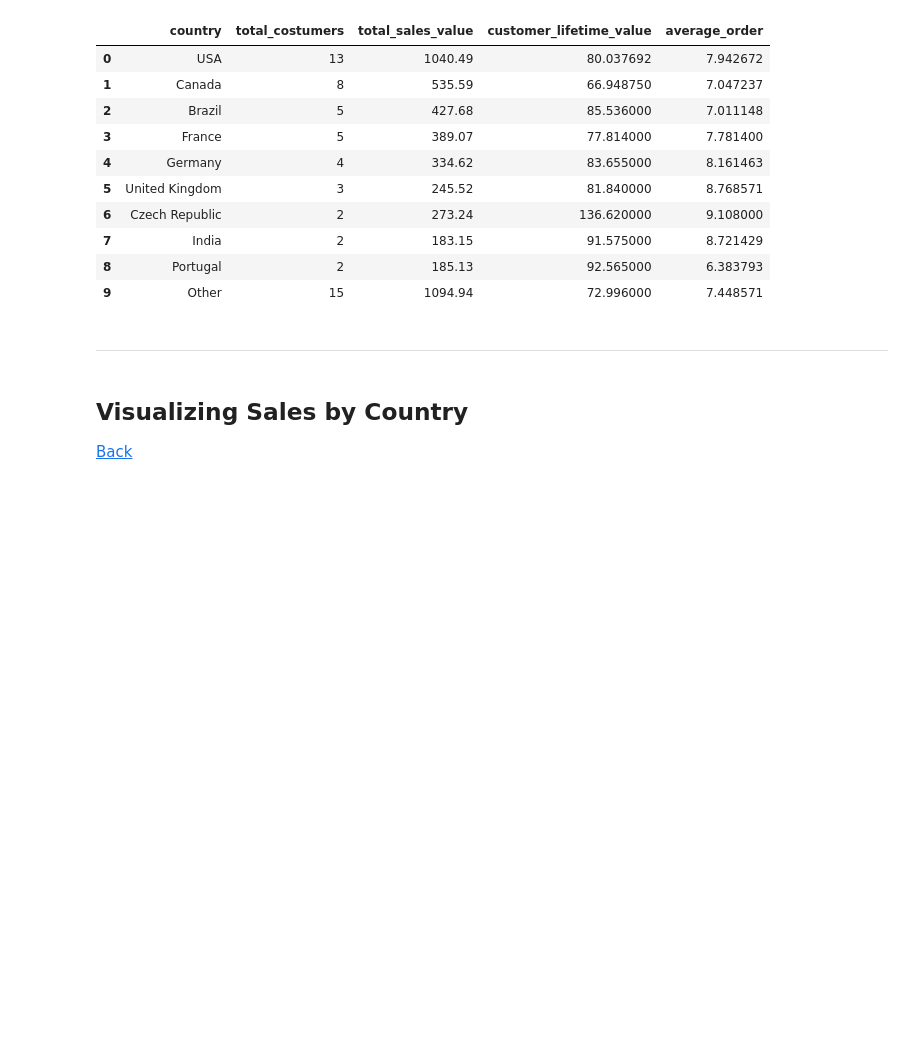
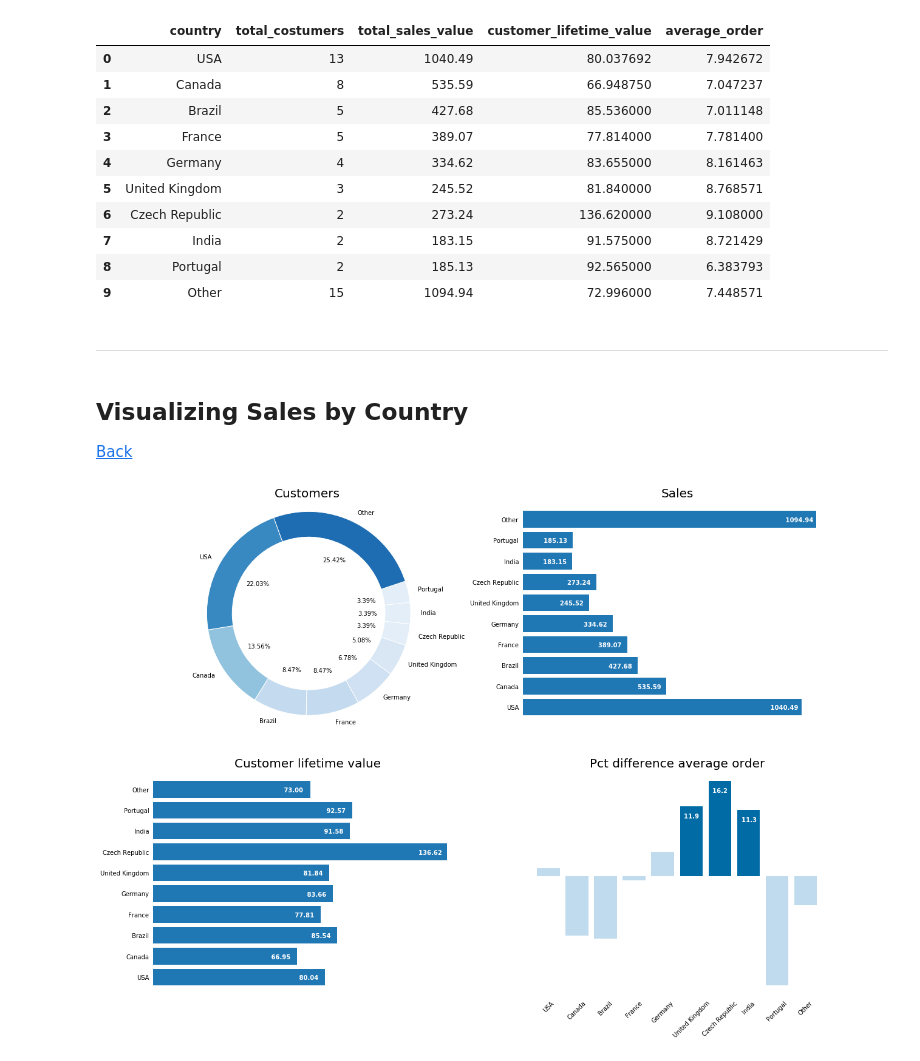
Before and after one commit to lucabro81/dataquest-projects, a Jupyter notebook: 10_answering_business_questions_using_sql/answering_business_questions_using_sql.ipynb, the cells around one changed output. Saved outputs shown, nothing was run; the diff lists cells and outputs as text; code cells hidden in the pictures; blank space fills up the shorter version.

Commit message:
added plot to visualize sales by country

```diff
--- a/10_answering_business_questions_using_sql/answering_business_questions_using_sql.ipynb
+++ b/10_answering_business_questions_using_sql/answering_business_questions_using_sql.ipynb
@@ -36,6 +37,8 @@ from inspect import signature
 #### Colors
 # %%
 blue = (0, 107/255, 164/255)
+electric_blue = (131/255, 196/255, 220/255)
+light_blue = (191/255, 219/255, 237/255)
 orange = (1, 128/255, 14/255)
 red = (200/255, 52/255, 0/255)
 light_orange = (255/255, 188/255, 121/255)
@@ -574,3 +577,90 @@ customer_data
 # %% [markdown]
 ## <a id="Visualizing-Sales-by-Country"></a>Visualizing Sales by Country
 [Back](#Index)
+# %%
+#fig, axes = plt.subplots(nrows=2, ncols=2, figsize=(9, 10))
+#ax1, ax2, ax3, ax4 = axes.flatten()
+
+labels = customer_data['country'].to_list()
+total_costumers = customer_data['total_costumers'].to_list()
+total_sales_value = customer_data['total_sales_value'].to_list()
+customer_lifetime_value = customer_data['customer_lifetime_value'].to_list()
+difference_from_avg = customer_data["average_order"] * 100 / customer_data["average_order"].mean() - 100
+
+cmap = plt.get_cmap("Blues")
+colors_pie = cmap(np.array(((customer_data['total_costumers']/customer_data['total_costumers'].sum())*3).to_list()))
+
+# Customers - Pie chart
+
+fig = plt.figure(figsize=(20,15))
+ax1 = fig.add_subplot(221)
+ax1.pie(total_costumers,
+        labels = labels,
+        startangle=110,
+        autopct='%1.2f%%',
+        pctdistance=0.58,
+        colors=colors_pie,
+        wedgeprops=dict(width=0.25, edgecolor='w'))
+ax1.set_title('Customers', fontsize=20)
+ax1.axis('equal')
+
+# Sales - Horizontal bar
+
+ax2 = fig.add_subplot(222)
+ax2.barh(labels, total_sales_value)
+ax2.set_title('Sales', fontsize=20)
+ax2.spines['top'].set_visible(False)
+ax2.spines['left'].set_visible(False)
+ax2.spines['bottom'].set_visible(False)
+ax2.spines['right'].set_visible(False)
+
+plt.tick_params(bottom = False, left = False, labelbottom = False)
+
+for i, label in enumerate(labels):
+    plt.annotate("{:10.2f}".format(total_sales_value[i]),
+                 (total_sales_value[i]-140, i-0.12),
+                 weight='bold',
+                 color='w')
+
+# Customer lifetime value - Horizontal bar
+
+ax3 = fig.add_subplot(223)
+ax3.barh(labels, customer_lifetime_value)
+ax3.set_title('Customer lifetime value', fontsize=20)
+ax3.spines['top'].set_visible(False)
+ax3.spines['left'].set_visible(False)
+ax3.spines['bottom'].set_visible(False)
+ax3.spines['right'].set_visible(False)
+
+plt.tick_params(bottom = False, left = False, labelbottom = False)
+
+for i, label in enumerate(labels):
+    plt.annotate("{:10.2f}".format(customer_lifetime_value[i]),
+                 (customer_lifetime_value[i]-17, i-0.12),
+                 weight='bold',
+                 color='w')
+
+# Pct difference average order - Bar plot
+
+color_difference_from_avg = [blue if diff > 10 else light_blue for diff in difference_from_avg ]
+ax4 = fig.add_subplot(224)
+ax4.bar(labels, difference_from_avg, color=color_difference_from_avg)
+ax4.set_title('Pct difference average order', fontsize=20)
+ax4.spines['top'].set_visible(False)
+ax4.spines['left'].set_visible(False)
+ax4.spines['bottom'].set_visible(False)
+ax4.spines['right'].set_visible(False)
+
+plt.xticks(rotation=45)
+plt.tick_params(bottom = False, left = False, labelbottom = True, labelleft = False)
+
+for i, label in enumerate(labels):
+    if difference_from_avg[i] > 10:
+        plt.annotate("{:10.1f}".format(difference_from_avg[i]),
+                     (i-0.7, difference_from_avg[i]-2),
+                     weight='bold',
+                     color='w')
+
+plt.show()
+# %% [output]
+[figure, added]
```
Also changed, not shown: parts of 7 cells of this notebook, 1 other file.
